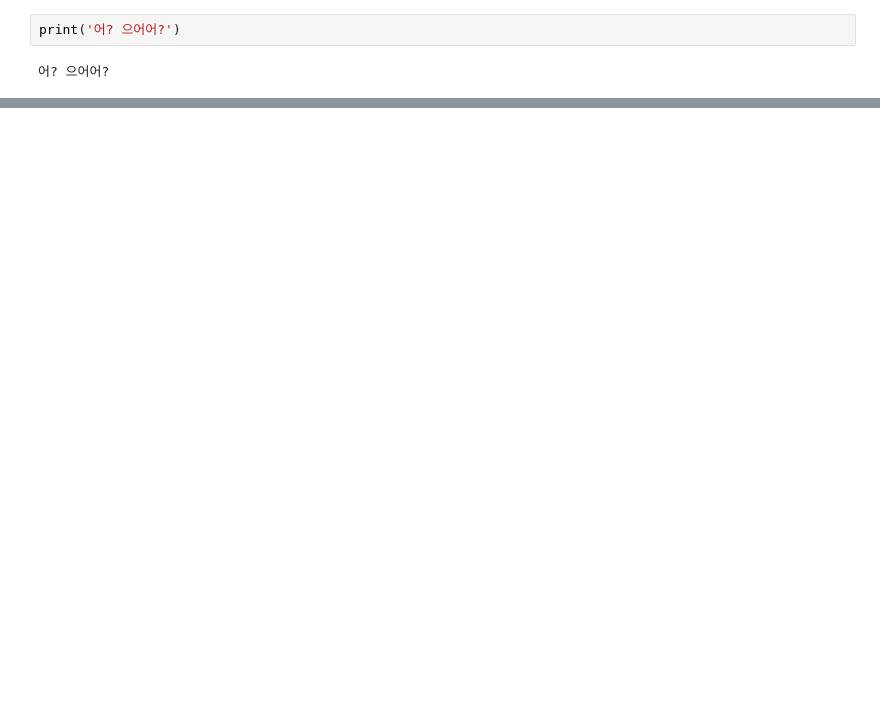
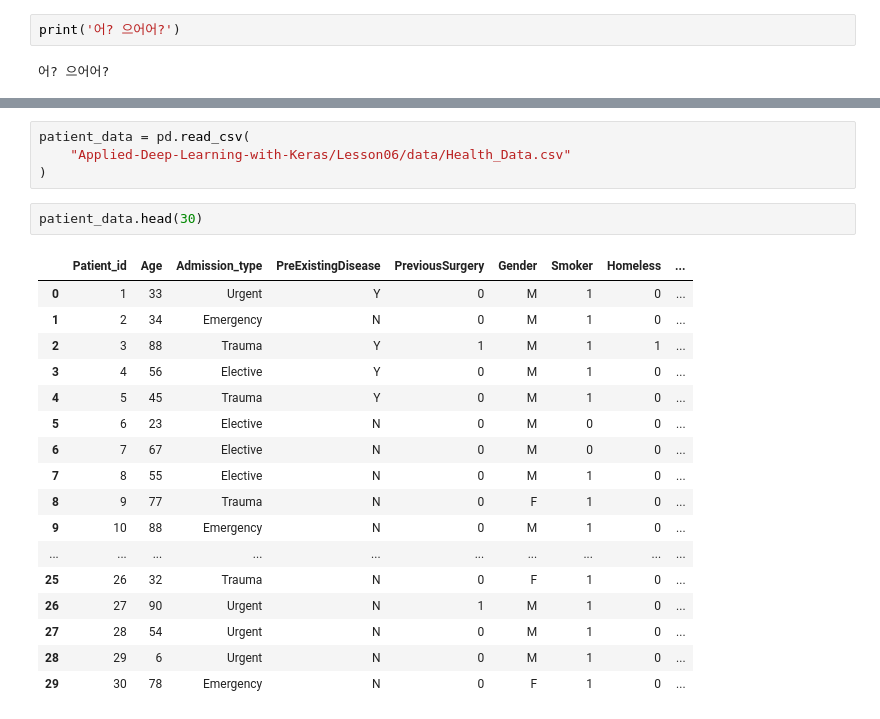
Before and after one commit to Jelly6489/testRepoKJY, a Jupyter notebook: seventh.ipynb, the cells around one changed output, grey strips where cells are left out. Saved outputs shown, nothing was run; the diff lists cells and outputs as text; blank space fills up the shorter version.

```diff
--- a/seventh.ipynb
+++ b/seventh.ipynb
@@ -4,0 +30,24 @@ print('어? 으어어?')
+# %%
+patient_data = pd.read_csv(
+    "Applied-Deep-Learning-with-Keras/Lesson06/data/Health_Data.csv"
+)
+# %%
+patient_data.head(30)
+# %% [output]
+|  | Patient_id | Age | Admission_type | PreExistingDisease | PreviousSurgery | Gender | Smoker | Homeless | ... |
+| 0 | 1 | 33 | Urgent | Y | 0 | M | 1 | 0 | ... |
+| 1 | 2 | 34 | Emergency | N | 0 | M | 1 | 0 | ... |
+| 2 | 3 | 88 | Trauma | Y | 1 | M | 1 | 1 | ... |
+| 3 | 4 | 56 | Elective | Y | 0 | M | 1 | 0 | ... |
+| 4 | 5 | 45 | Trauma | Y | 0 | M | 1 | 0 | ... |
+| 5 | 6 | 23 | Elective | N | 0 | M | 0 | 0 | ... |
+| 6 | 7 | 67 | Elective | N | 0 | M | 0 | 0 | ... |
+| 7 | 8 | 55 | Elective | N | 0 | M | 1 | 0 | ... |
+| 8 | 9 | 77 | Trauma | N | 0 | F | 1 | 0 | ... |
+| 9 | 10 | 88 | Emergency | N | 0 | M | 1 | 0 | ... |
+| ... | ... | ... | ... | ... | ... | ... | ... | ... | ... |
+| 25 | 26 | 32 | Trauma | N | 0 | F | 1 | 0 | ... |
+| 26 | 27 | 90 | Urgent | N | 1 | M | 1 | 0 | ... |
+| 27 | 28 | 54 | Urgent | N | 0 | M | 1 | 0 | ... |
+| 28 | 29 | 6 | Urgent | N | 0 | M | 1 | 0 | ... |
+| 29 | 30 | 78 | Emergency | N | 0 | F | 1 | 0 | ... |
```
Also changed, not shown: parts of 64 cells of this notebook.
